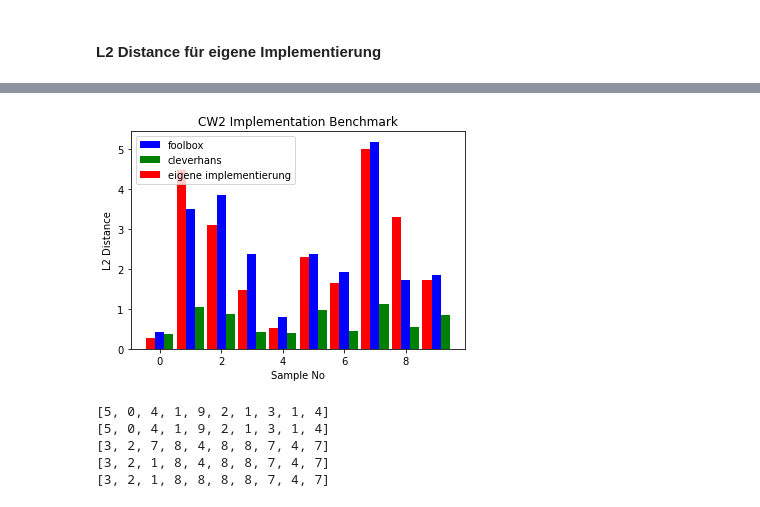
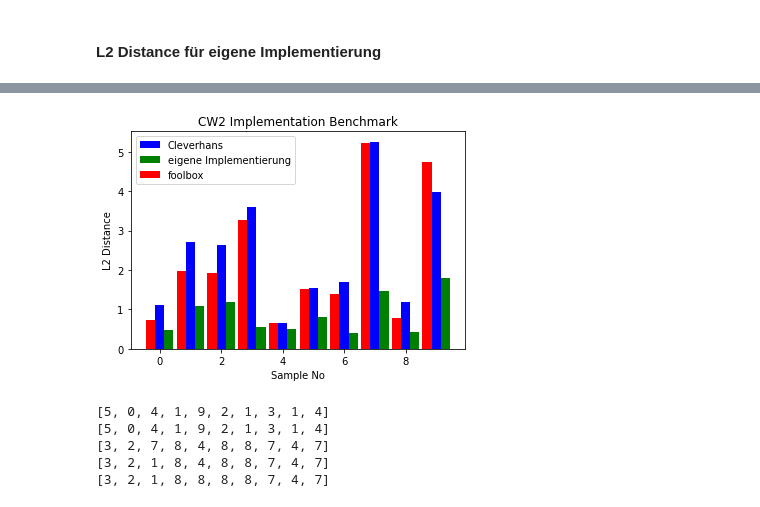
Before and after one commit to FlorianMerkle/network-pruning-and-robustness, a Jupyter notebook: Adversarial/Benchmark.ipynb, the cells around one changed output, grey strips where cells are left out. Cells and saved outputs as stored; diff of their text form; code cells hidden in the pictures.

```diff
--- a/Adversarial/Benchmark.ipynb
+++ b/Adversarial/Benchmark.ipynb
@@ -26,7 +26,7 @@ attack = fb.attacks.L2CarliniWagnerAttack(binary_search_steps = 10,
         stepsize = 0.03,
         confidence = 0,
         initial_const = .1,
-        abort_early = True)
+        abort_early = False)
 adv_foolbox, clipped_adversarials, success = attack(
     fmodel,
     x_to_attack,
@@ -103,17 +103,17 @@ l2_ei
 # %%
 z = [x -.3 for x in range(10)]
 y = [x +.3 for x in range(10)]
 ax = plt.subplot(111)
 w = 0.3
-ax.bar(range(10),l2_ch,width=w, color='b', align='center',label='foolbox')
-ax.bar(y,l2_ei, width=w, color='g', align='center',label='cleverhans')
-ax.bar(z,l2_fb, width=w, color='r', align='center', label='eigene implementierung')
+ax.bar(range(10),l2_ch,width=w, color='b', align='center',label='Cleverhans')
+ax.bar(y,l2_ei, width=w, color='g', align='center',label='eigene Implementierung')
+ax.bar(z,l2_fb, width=w, color='r', align='center', label='foolbox')
 handles, labels = ax.get_legend_handles_labels()
 ax.legend(labels )#loc='upper center')
 ax.set(title='CW2 Implementation Benchmark',ylabel='L2 Distance', xlabel='Sample No')
 plt.show()
 # %% [output]
-[figure, old version]
+[figure, new version]
 # %%
 res = fmodel(x_to_attack[:10])
 adv_fb_res = fmodel(adv_foolbox)
```
Also changed, not shown: parts of 5 cells of this notebook, 29 other files.
